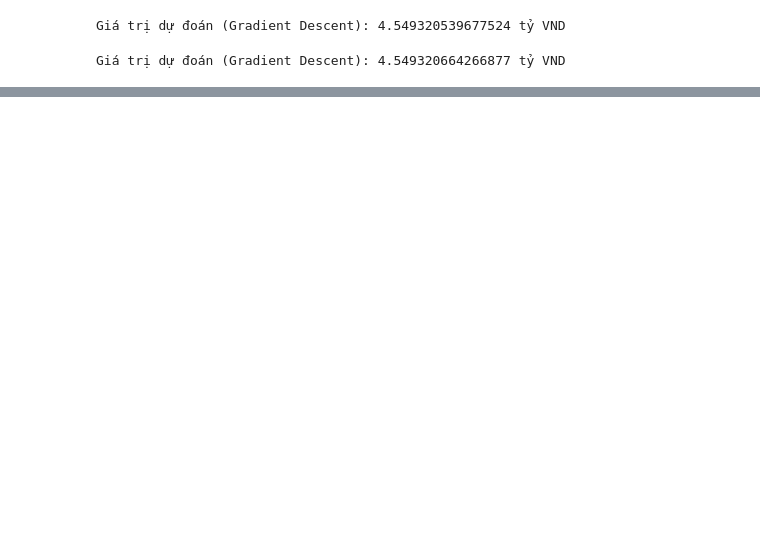
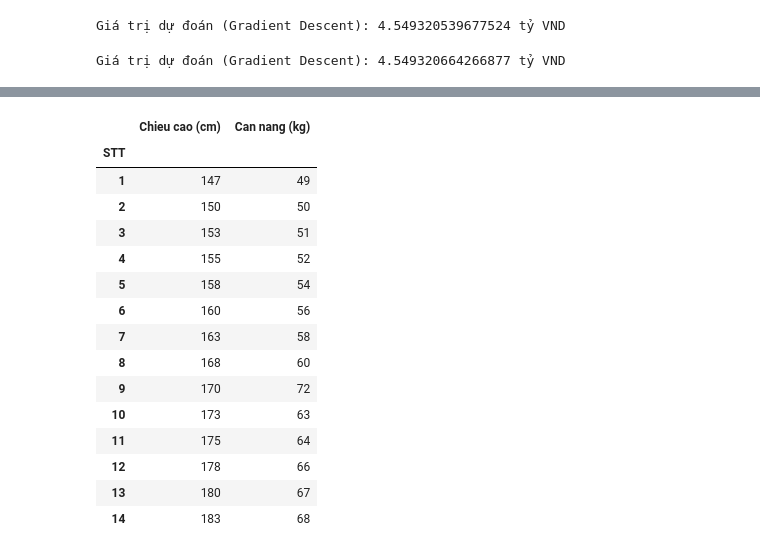
Before and after one commit to DungQuanPhung/Main, a Jupyter notebook: Bài tập PP Số Tuần 6.ipynb, the cells around one changed output, grey strips where cells are left out. Saved outputs shown, nothing was run; the diff lists cells and outputs as text; code cells hidden in the pictures; blank space fills up the shorter version.

```diff
--- a/Bài tập PP Số Tuần 6.ipynb
+++ b/Bài tập PP Số Tuần 6.ipynb
@@ -171,0 +171,21 @@ Dự đoán giá trị: 4.15 tỷ VND
+# %%
+df = pd.read_csv('bang can nang chieu cao.csv')
+df.set_index('STT', inplace=True)
+df
+# %% [output]
+|  | Chieu cao (cm) | Can nang (kg) |
+| STT |  |  |
+| 1 | 147 | 49 |
+| 2 | 150 | 50 |
+| 3 | 153 | 51 |
+| 4 | 155 | 52 |
+| 5 | 158 | 54 |
+| 6 | 160 | 56 |
+| 7 | 163 | 58 |
+| 8 | 168 | 60 |
+| 9 | 170 | 72 |
+| 10 | 173 | 63 |
+| 11 | 175 | 64 |
+| 12 | 178 | 66 |
+| 13 | 180 | 67 |
+| 14 | 183 | 68 |
```
Also changed, not shown: parts of 9 cells of this notebook.
